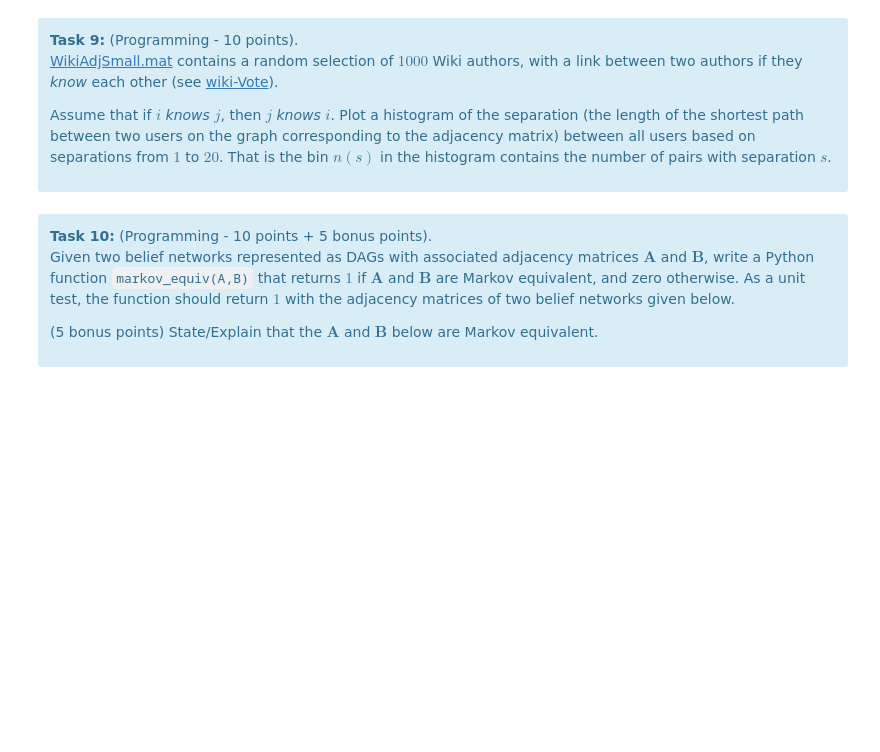
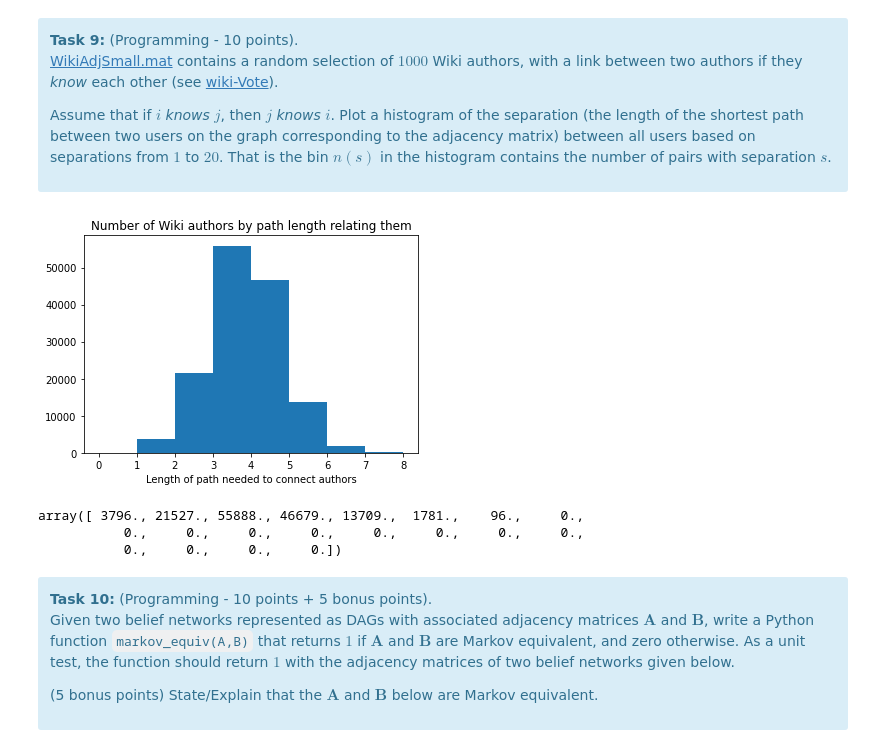
Before and after one commit to alexbook00/CSCI-5822, a Jupyter notebook: Homework/csci5822-hw2.ipynb, the cells around one changed output. Drawn from its saved outputs; the diff is of its cells as text; code cells hidden in the pictures; blank space fills up the shorter version.

```diff
--- a/Homework/csci5822-hw2.ipynb
+++ b/Homework/csci5822-hw2.ipynb
@@ -286,3 +385,19 @@ for i in range(20):
+# %%
+plot_this = []
+for i in range(len(path_counts)):
+    for j in range(int(path_counts[i])):
+        plot_this.append(i+1)
+
+plt.hist(plot_this, bins=np.arange(max(plot_this)+2))
+plt.title('Number of Wiki authors by path length relating them')
+plt.xlabel('Length of path needed to connect authors')
+plt.show()
+path_counts
+# %% [output]
+[figure, added]
+array([ 3796., 21527., 55888., 46679., 13709.,  1781.,    96.,     0.,
+           0.,     0.,     0.,     0.,     0.,     0.,     0.,     0.,
+           0.,     0.,     0.,     0.])
 # %% [markdown]
 <div class="alert alert-block alert-info">
 <b>Task 10:</b> (Programming - 10 points + 5 bonus points).
```
Also changed, not shown: parts of 9 cells of this notebook.
